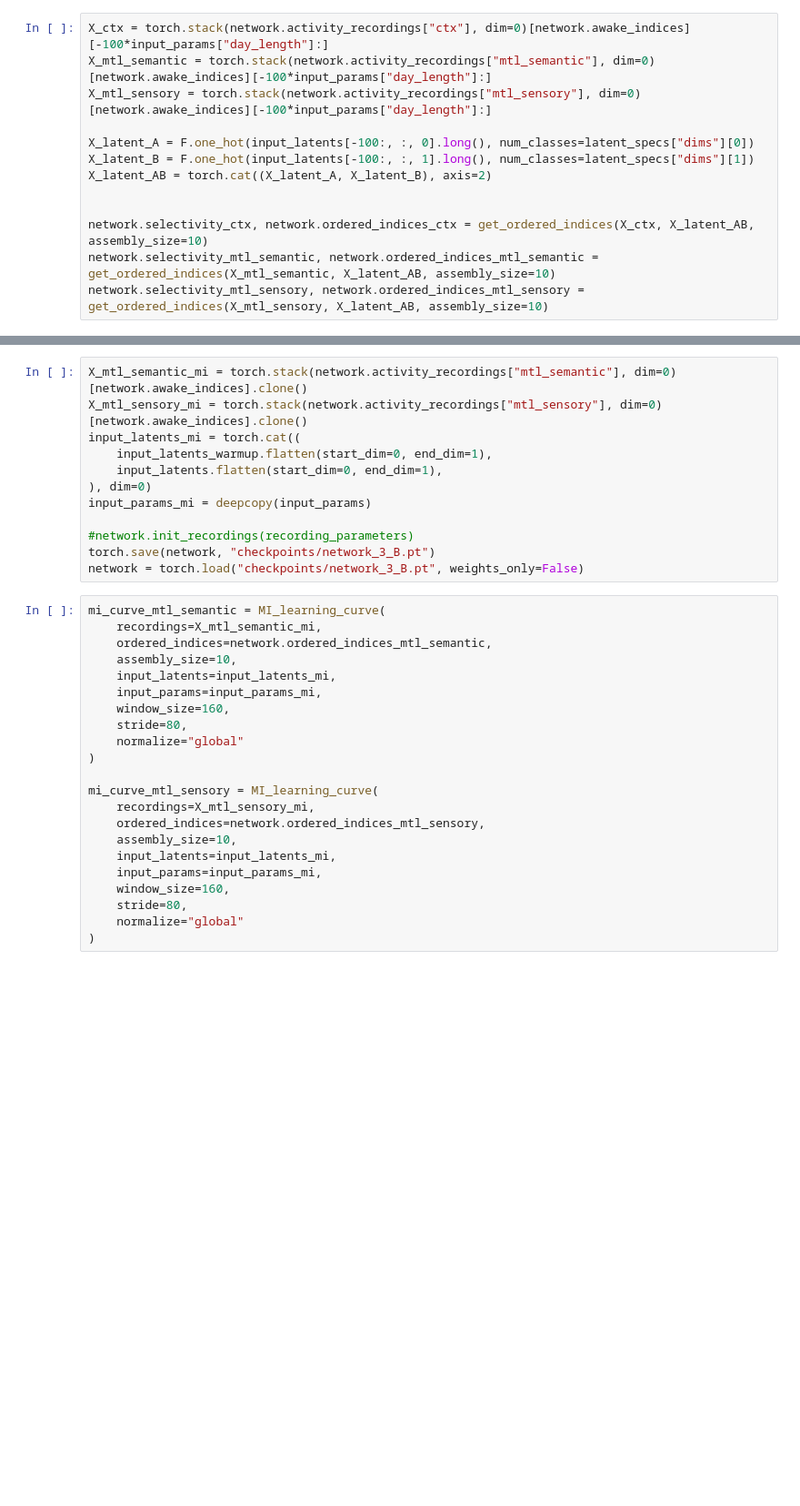
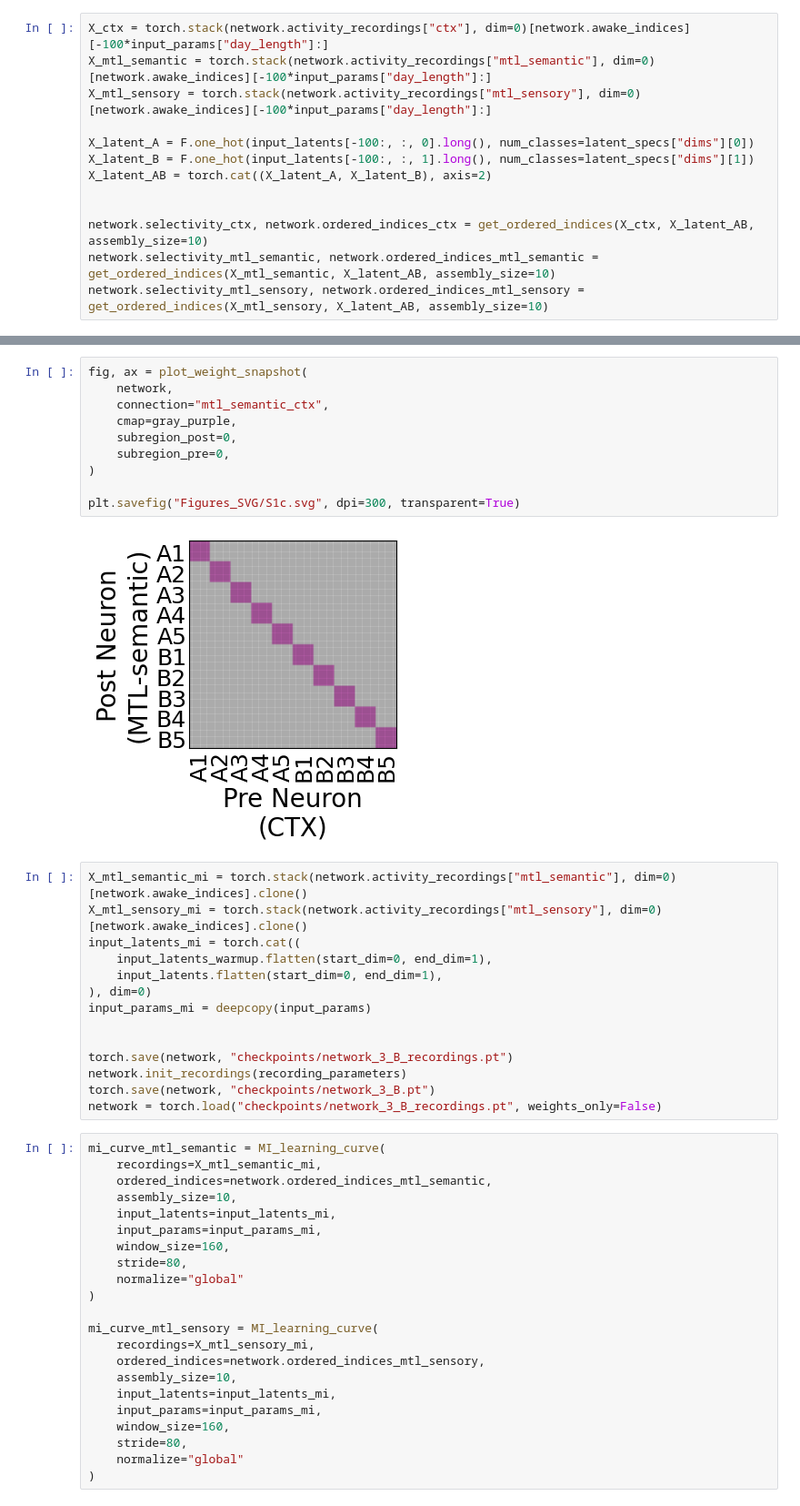
Before and after one commit to albesagonzalez/sensory-semantic-episodes, a Jupyter notebook: Figure_3.ipynb, the cells around one changed output, grey strips where cells are left out. Shown at 91% size. Cells and saved outputs as stored; diff of their text form; blank space fills up the shorter version.

Commit message:
experimental figures updated

```diff
--- a/Figure_3.ipynb
+++ b/Figure_3.ipynb
@@ -331,3 +332,15 @@ plt.savefig('Figures_SVG/3d2.svg', dpi=300, transparent=True)
+# %%
+fig, ax = plot_weight_snapshot(
+    network,
+    connection="mtl_semantic_ctx",
+    cmap=gray_purple,
+    subregion_post=0,
+    subregion_pre=0,
+)
+
+plt.savefig("Figures_SVG/S1c.svg", dpi=300, transparent=True)
+# %% [output]
+[figure, added]
 # %%
 X_mtl_semantic_mi = torch.stack(network.activity_recordings["mtl_semantic"], dim=0)[network.awake_indices].clone()
 X_mtl_sensory_mi = torch.stack(network.activity_recordings["mtl_sensory"], dim=0)[network.awake_indices].clone()
@@ -337,9 +350,11 @@ input_latents_mi = torch.cat((
 ), dim=0)
 input_params_mi = deepcopy(input_params)
 
-#network.init_recordings(recording_parameters)
+
+torch.save(network, "checkpoints/network_3_B_recordings.pt")
+network.init_recordings(recording_parameters)
 torch.save(network, "checkpoints/network_3_B.pt")
-network = torch.load("checkpoints/network_3_B.pt", weights_only=False)
+network = torch.load("checkpoints/network_3_B_recordings.pt", weights_only=False)
 # %%
 mi_curve_mtl_semantic = MI_learning_curve(
     recordings=X_mtl_semantic_mi,
```
Also changed, not shown: parts of 12 cells of this notebook, 23 other files.
